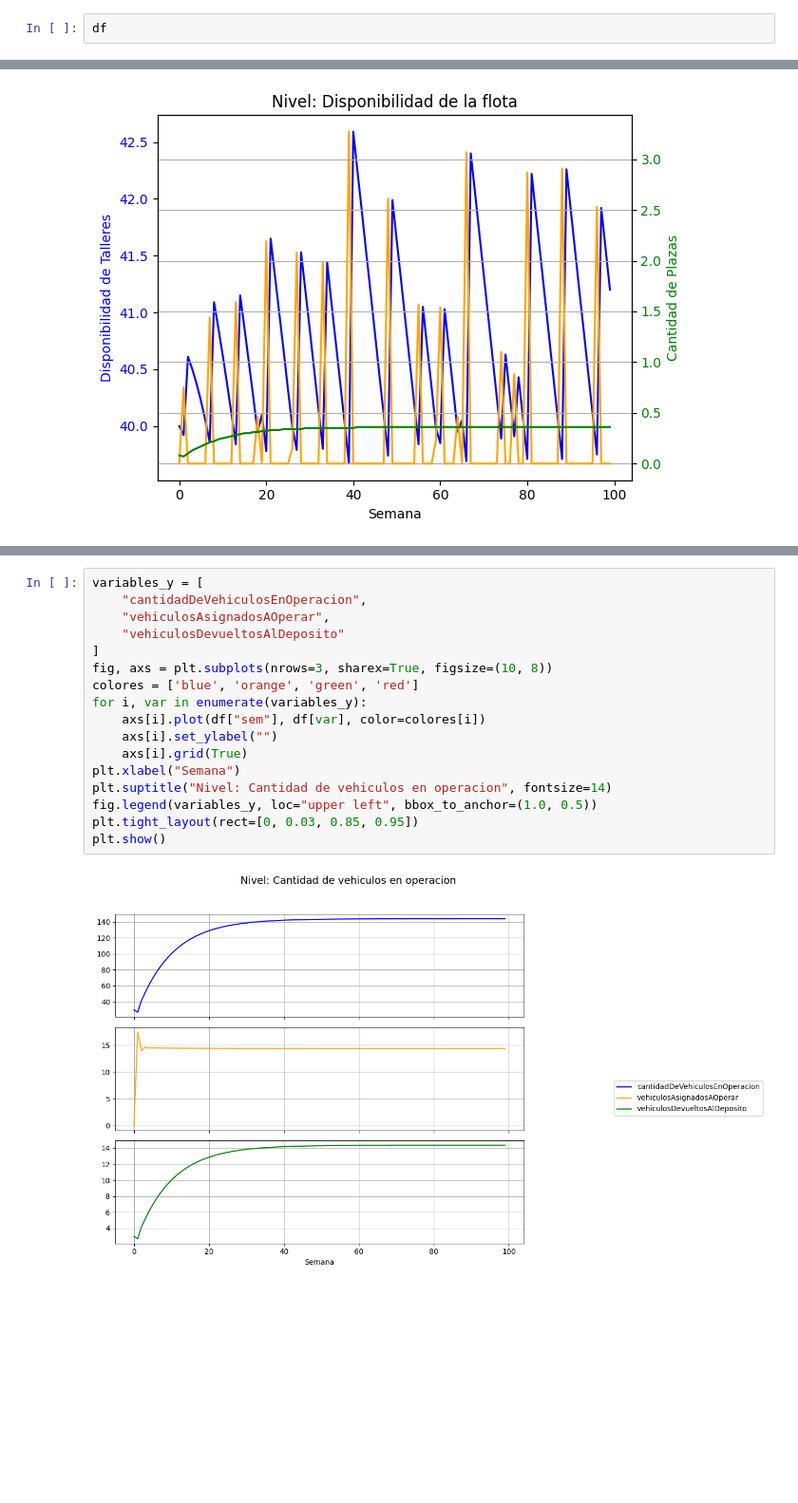
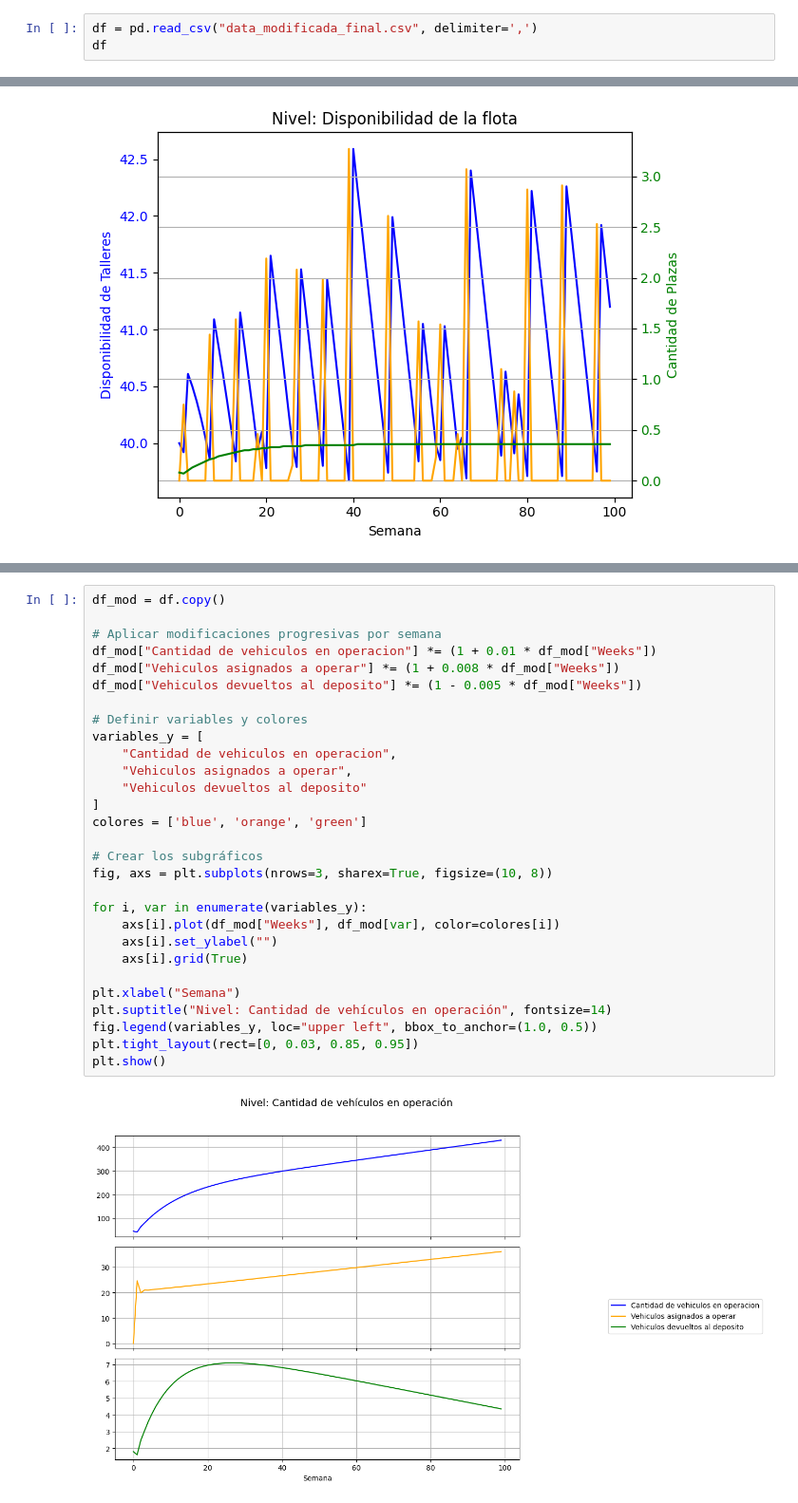
Before and after one commit to SantiagoC21/Taller-de-DS, a Jupyter notebook: Sistema de transporte/pydata.ipynb, the cells around one changed output, grey strips where cells are left out. Shown at 95% size. Saved outputs shown, nothing was run; the diff lists cells and outputs as text; blank space fills up the shorter version.

```diff
--- a/Sistema de transporte/pydata.ipynb
+++ b/Sistema de transporte/pydata.ipynb
@@ -114,3 +114,4 @@ conn.close()
 # %%
+df = pd.read_csv("data_modificada_final.csv", delimiter=',')
 df
 # %% [output]
@@ -259,22 +271,34 @@ plt.show()
 # %%
+df_mod = df.copy()
+
+# Aplicar modificaciones progresivas por semana
+df_mod["Cantidad de vehiculos en operacion"] *= (1 + 0.01 * df_mod["Weeks"])
+df_mod["Vehiculos asignados a operar"] *= (1 + 0.008 * df_mod["Weeks"])
+df_mod["Vehiculos devueltos al deposito"] *= (1 - 0.005 * df_mod["Weeks"])
+
+# Definir variables y colores
 variables_y = [
-    "cantidadDeVehiculosEnOperacion",
-    "vehiculosAsignadosAOperar",
-    "vehiculosDevueltosAlDeposito"
+    "Cantidad de vehiculos en operacion",
+    "Vehiculos asignados a operar",
+    "Vehiculos devueltos al deposito"
 ]
+colores = ['blue', 'orange', 'green']
+
+# Crear los subgráficos
 fig, axs = plt.subplots(nrows=3, sharex=True, figsize=(10, 8))
-colores = ['blue', 'orange', 'green', 'red']
+
 for i, var in enumerate(variables_y):
-    axs[i].plot(df["sem"], df[var], color=colores[i])
+    axs[i].plot(df_mod["Weeks"], df_mod[var], color=colores[i])
     axs[i].set_ylabel("")
     axs[i].grid(True)
+
 plt.xlabel("Semana")
-plt.suptitle("Nivel: Cantidad de vehiculos en operacion", fontsize=14)
+plt.suptitle("Nivel: Cantidad de vehículos en operación", fontsize=14)
 fig.legend(variables_y, loc="upper left", bbox_to_anchor=(1.0, 0.5))
 plt.tight_layout(rect=[0, 0.03, 0.85, 0.95])
 plt.show()
 # %% [output]
-[figure, old version]
+[figure, new version]
 # %%
 variables_y = [
     "cantidadDeFallasMecanicas",
```
Also changed, not shown: parts of 12 cells of this notebook, 7 other files.
